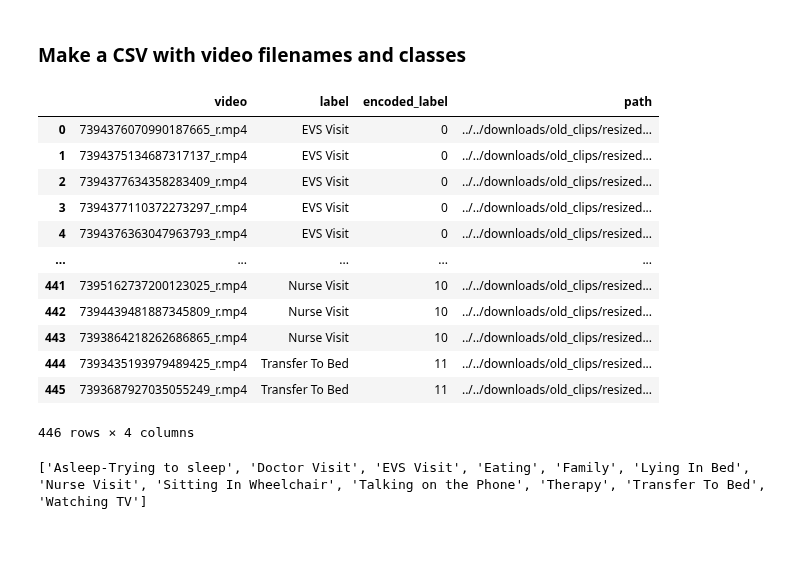
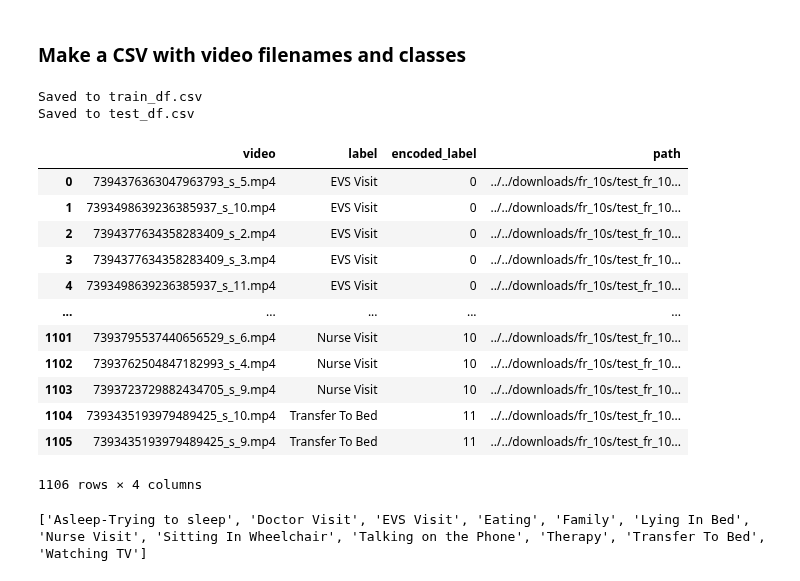
Before and after one commit to AI-For-Wearables-PAM/activity-recog, a Jupyter notebook: utilities/test-stratified-kfold/stratified-kfold.ipynb, the cells around one changed output. Saved outputs shown, nothing was run; the diff lists cells and outputs as text; code cells hidden in the pictures; blank space fills up the shorter version.

Commit message:
Fix paths
Signed-off-by: James Cole <40645190+jamescoledesign@users.noreply.github.com>

```diff
--- a/utilities/test-stratified-kfold/stratified-kfold.ipynb
+++ b/utilities/test-stratified-kfold/stratified-kfold.ipynb
@@ -295,27 +295,31 @@ def make_catalog_csv(path, name):
 # Make CSV for training/testing sets
 # train_path = "../../downloads/old_clips/full_res/train"
 # test_path = "../../downloads/old_clips/full_res/test"
-train_path = "../../downloads/old_clips/resized/train_resized"
-test_path = "../../downloads/old_clips/resized/test_resized"
+train_path = "../../downloads/fr_10s/train_fr_10s"
+test_path = "../../downloads/fr_10s/test_fr_10s"
 
 train_df = make_catalog_csv(train_path, "train_df")
 test_df = make_catalog_csv(test_path, "test_df")
+# %% [output]
+Saved to train_df.csv
+Saved to test_df.csv
-# %%
-test_df
-# %% [output]
-|  | video | label | encoded_label | path |
-| 0 | 7394376070990187665_r.mp4 | EVS Visit | 0 | ../../downloads/old_clips/resized... |
-| 1 | 7394375134687317137_r.mp4 | EVS Visit | 0 | ../../downloads/old_clips/resized... |
-| 2 | 7394377634358283409_r.mp4 | EVS Visit | 0 | ../../downloads/old_clips/resized... |
-| 3 | 7394377110372273297_r.mp4 | EVS Visit | 0 | ../../downloads/old_clips/resized... |
-| 4 | 7394376363047963793_r.mp4 | EVS Visit | 0 | ../../downloads/old_clips/resized... |
-| ... | ... | ... | ... | ... |
-| 441 | 7395162737200123025_r.mp4 | Nurse Visit | 10 | ../../downloads/old_clips/resized... |
-| 442 | 7394439481887345809_r.mp4 | Nurse Visit | 10 | ../../downloads/old_clips/resized... |
-| 443 | 7393864218262686865_r.mp4 | Nurse Visit | 10 | ../../downloads/old_clips/resized... |
-| 444 | 7393435193979489425_r.mp4 | Transfer To Bed | 11 | ../../downloads/old_clips/resized... |
-| 445 | 7393687927035055249_r.mp4 | Transfer To Bed | 11 | ../../downloads/old_clips/resized... |
-446 rows × 4 columns
+# %%
+train_df
+# test_df
+# %% [output]
+|  | video | label | encoded_label | path |
+| 0 | 7394376363047963793_s_5.mp4 | EVS Visit | 0 | ../../downloads/fr_10s/test_fr_10... |
+| 1 | 7393498639236385937_s_10.mp4 | EVS Visit | 0 | ../../downloads/fr_10s/test_fr_10... |
+| 2 | 7394377634358283409_s_2.mp4 | EVS Visit | 0 | ../../downloads/fr_10s/test_fr_10... |
+| 3 | 7394377634358283409_s_3.mp4 | EVS Visit | 0 | ../../downloads/fr_10s/test_fr_10... |
+| 4 | 7393498639236385937_s_11.mp4 | EVS Visit | 0 | ../../downloads/fr_10s/test_fr_10... |
+| ... | ... | ... | ... | ... |
+| 1101 | 7393795537440656529_s_6.mp4 | Nurse Visit | 10 | ../../downloads/fr_10s/test_fr_10... |
+| 1102 | 7393762504847182993_s_4.mp4 | Nurse Visit | 10 | ../../downloads/fr_10s/test_fr_10... |
+| 1103 | 7393723729882434705_s_9.mp4 | Nurse Visit | 10 | ../../downloads/fr_10s/test_fr_10... |
+| 1104 | 7393435193979489425_s_10.mp4 | Transfer To Bed | 11 | ../../downloads/fr_10s/test_fr_10... |
+| 1105 | 7393435193979489425_s_9.mp4 | Transfer To Bed | 11 | ../../downloads/fr_10s/test_fr_10... |
+1106 rows × 4 columns
 # %%
 label_processor = keras.layers.StringLookup(
     num_oov_indices=0, vocabulary=np.unique(train_df["label"])
```
Also changed, not shown: parts of 3 cells of this notebook, 2 other files.
